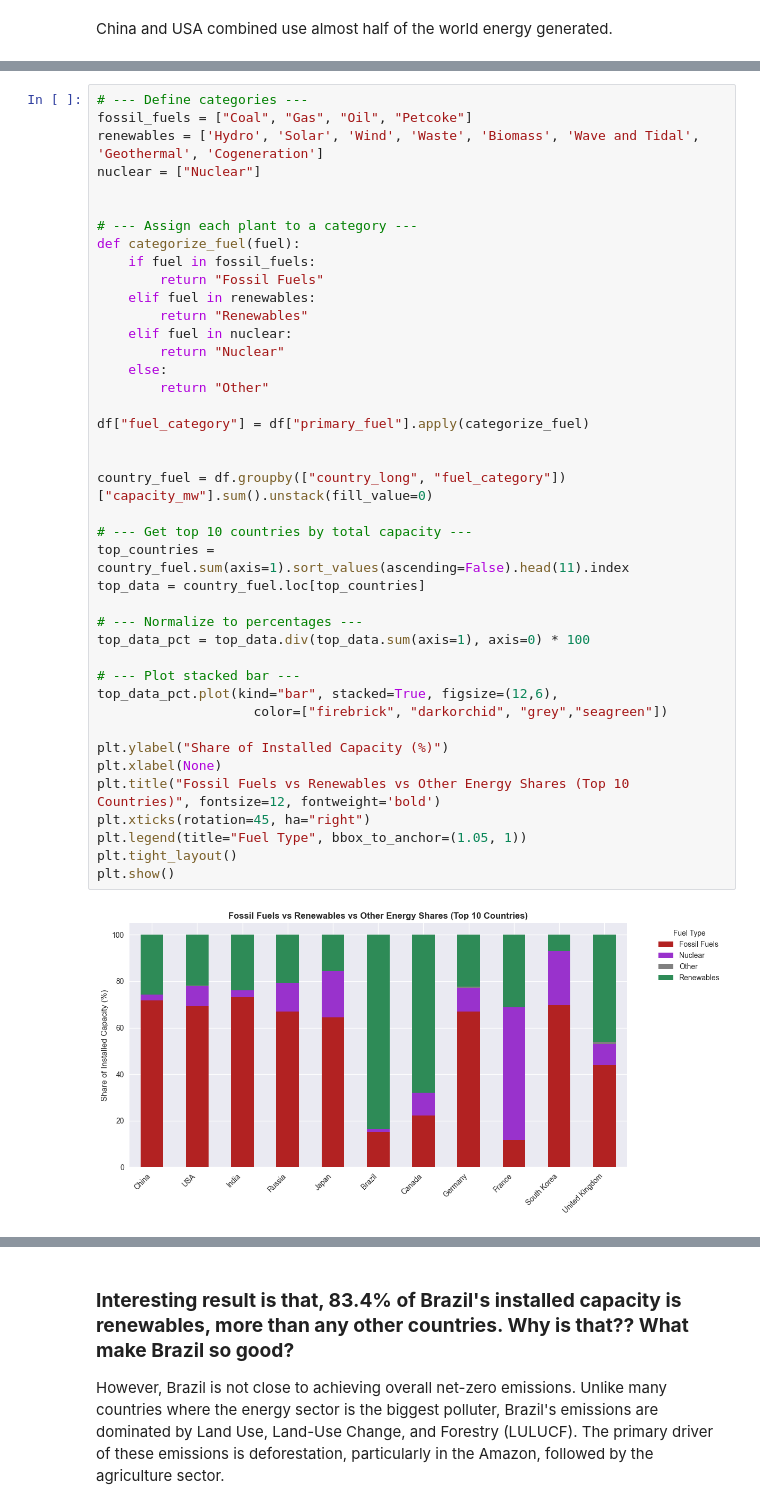
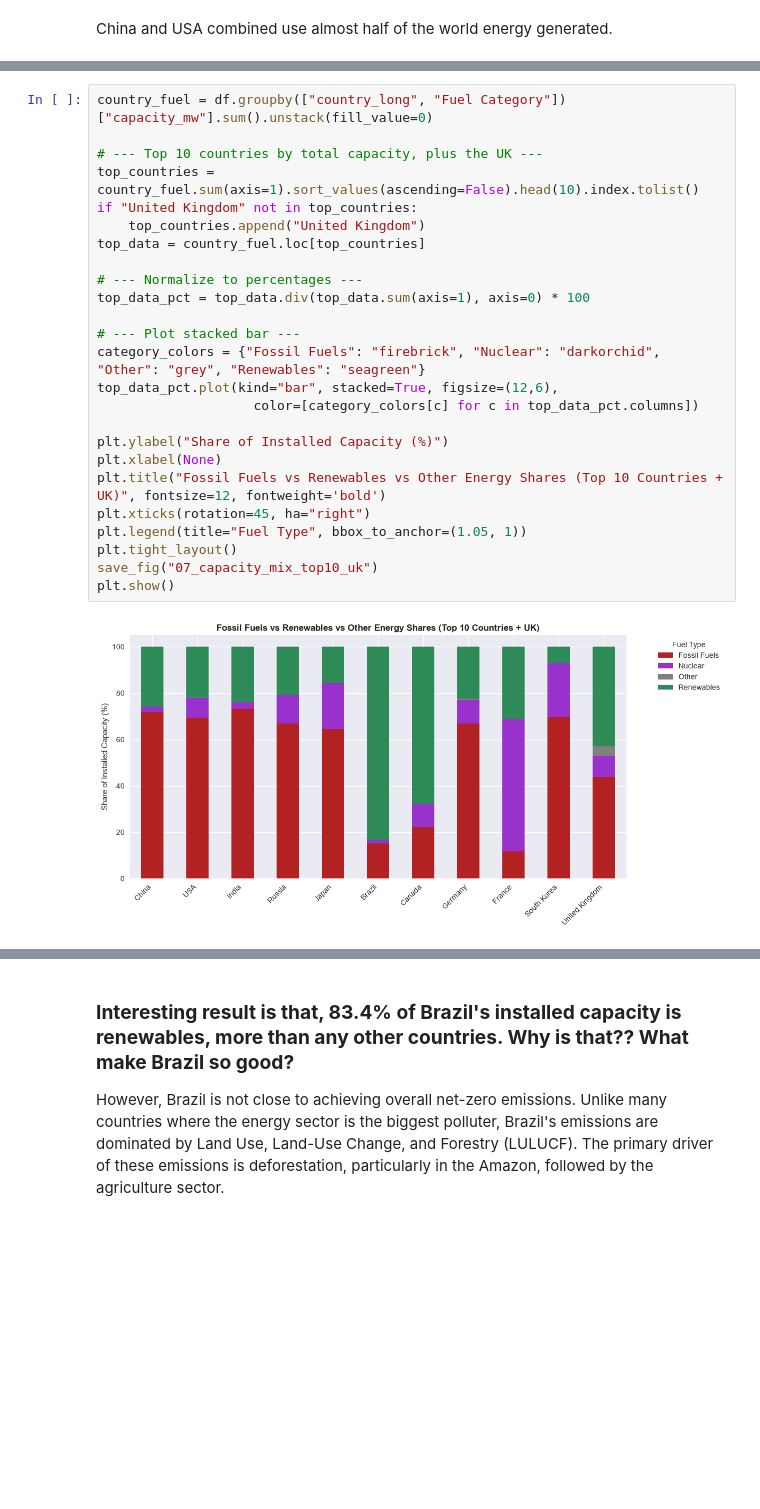
Before and after one commit to ottoittikorn/Projects, a Jupyter notebook: Energy/Energy_transition.ipynb, the cells around one changed output, grey strips where cells are left out. Cells and saved outputs as stored; diff of their text form; blank space fills up the shorter version.

```diff
--- a/Energy/Energy_transition.ipynb
+++ b/Energy/Energy_transition.ipynb
@@ -467,46 +451,30 @@ With the current effort of the government and new energy projects such as Hinky
 
 *UK is doing very good! We are on the right track >>>*
 # %%
-# --- Define categories ---
-fossil_fuels = ["Coal", "Gas", "Oil", "Petcoke"]
-renewables = ['Hydro', 'Solar', 'Wind', 'Waste', 'Biomass', 'Wave and Tidal', 'Geothermal', 'Cogeneration']
-nuclear = ["Nuclear"]
+country_fuel = df.groupby(["country_long", "Fuel Category"])["capacity_mw"].sum().unstack(fill_value=0)
 
-
-# --- Assign each plant to a category ---
-def categorize_fuel(fuel):
-    if fuel in fossil_fuels:
-        return "Fossil Fuels"
-    elif fuel in renewables:
-        return "Renewables"
-    elif fuel in nuclear:
-        return "Nuclear"
-    else:
-        return "Other"
-
-df["fuel_category"] = df["primary_fuel"].apply(categorize_fuel)
-
-
-country_fuel = df.groupby(["country_long", "fuel_category"])["capacity_mw"].sum().unstack(fill_value=0)
-
-# --- Get top 10 countries by total capacity ---
-top_countries = country_fuel.sum(axis=1).sort_values(ascending=False).head(11).index
+# --- Top 10 countries by total capacity, plus the UK ---
+top_countries = country_fuel.sum(axis=1).sort_values(ascending=False).head(10).index.tolist()
+if "United Kingdom" not in top_countries:
+    top_countries.append("United Kingdom")
 top_data = country_fuel.loc[top_countries]
 
 # --- Normalize to percentages ---
 top_data_pct = top_data.div(top_data.sum(axis=1), axis=0) * 100
 
 # --- Plot stacked bar ---
+category_colors = {"Fossil Fuels": "firebrick", "Nuclear": "darkorchid", "Other": "grey", "Renewables": "seagreen"}
 top_data_pct.plot(kind="bar", stacked=True, figsize=(12,6),
-                    color=["firebrick", "darkorchid", "grey","seagreen"])
+                    color=[category_colors[c] for c in top_data_pct.columns])
 
 plt.ylabel("Share of Installed Capacity (%)")
 plt.xlabel(None)
-plt.title("Fossil Fuels vs Renewables vs Other Energy Shares (Top 10 Countries)", fontsize=12, fontweight='bold')
+plt.title("Fossil Fuels vs Renewables vs Other Energy Shares (Top 10 Countries + UK)", fontsize=12, fontweight='bold')
 plt.xticks(rotation=45, ha="right")
 plt.legend(title="Fuel Type", bbox_to_anchor=(1.05, 1))
 plt.tight_layout()
+save_fig("07_capacity_mix_top10_uk")
 plt.show()
 # %% [output]
-[figure, old version]
+[figure, new version]
 # %%
```
Also changed, not shown: parts of 23 cells of this notebook, 34 other files.
